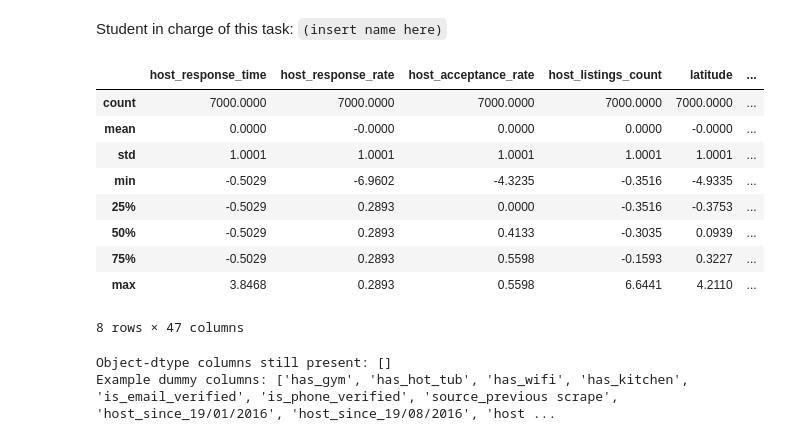
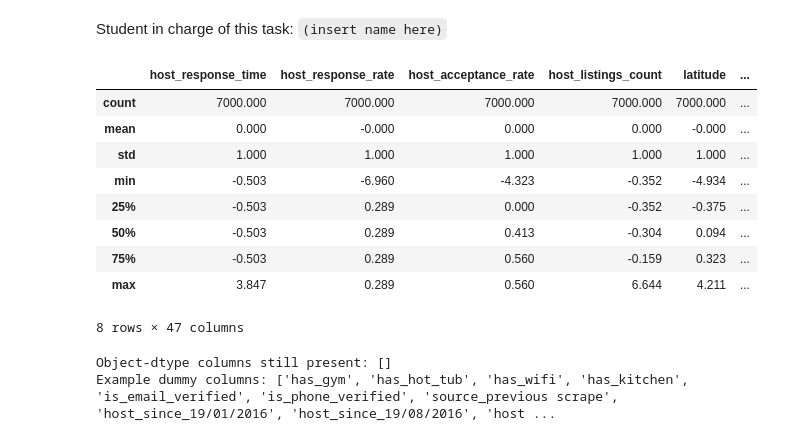
Before and after one commit to MustafaKhan7/BUSA3020_Project, a Jupyter notebook: Group-Project-S1-2025_BestScore.ipynb, the cells around one changed output. Saved outputs shown, nothing was run; the diff lists cells and outputs as text; code cells hidden in the pictures.

```diff
--- a/Group-Project-S1-2025_BestScore.ipynb
+++ b/Group-Project-S1-2025_BestScore.ipynb
@@ -491,25 +491,25 @@ Student in charge of this task: `(insert name here)`
 # %%
 #Task 3 code here
 import matplotlib.pyplot as plt
 import seaborn as sns
 
 #Copy of dataframe for EDA
 train_eda = train.copy()
 
 #Inverse Log of price to undertake EDA
 train_eda['price'] = np.exp(train_eda['price'])
-pd.set_option('display.float_format', '{:.4f}'.format)
+pd.set_option('display.float_format', '{:.3f}'.format)
 train_eda.describe()
 # %% [output]
 |  | host_response_time | host_response_rate | host_acceptance_rate | host_listings_count | latitude | ... |
-| count | 7000.0000 | 7000.0000 | 7000.0000 | 7000.0000 | 7000.0000 | ... |
-| mean | 0.0000 | -0.0000 | 0.0000 | 0.0000 | -0.0000 | ... |
-| std | 1.0001 | 1.0001 | 1.0001 | 1.0001 | 1.0001 | ... |
-| min | -0.5029 | -6.9602 | -4.3235 | -0.3516 | -4.9335 | ... |
-| 25% | -0.5029 | 0.2893 | 0.0000 | -0.3516 | -0.3753 | ... |
-| 50% | -0.5029 | 0.2893 | 0.4133 | -0.3035 | 0.0939 | ... |
-| 75% | -0.5029 | 0.2893 | 0.5598 | -0.1593 | 0.3227 | ... |
-| max | 3.8468 | 0.2893 | 0.5598 | 6.6441 | 4.2110 | ... |
+| count | 7000.000 | 7000.000 | 7000.000 | 7000.000 | 7000.000 | ... |
+| mean | 0.000 | -0.000 | 0.000 | 0.000 | -0.000 | ... |
+| std | 1.000 | 1.000 | 1.000 | 1.000 | 1.000 | ... |
+| min | -0.503 | -6.960 | -4.323 | -0.352 | -4.934 | ... |
+| 25% | -0.503 | 0.289 | 0.000 | -0.352 | -0.375 | ... |
+| 50% | -0.503 | 0.289 | 0.413 | -0.304 | 0.094 | ... |
+| 75% | -0.503 | 0.289 | 0.560 | -0.159 | 0.323 | ... |
+| max | 3.847 | 0.289 | 0.560 | 6.644 | 4.211 | ... |
 8 rows × 47 columns
 # %%
 #quick checks checks ot see if object type variables still remain; should be zero
```
